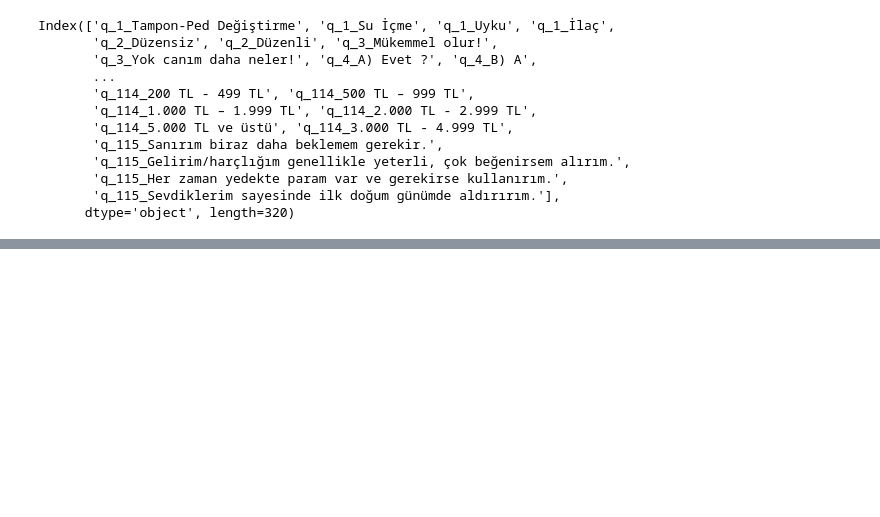
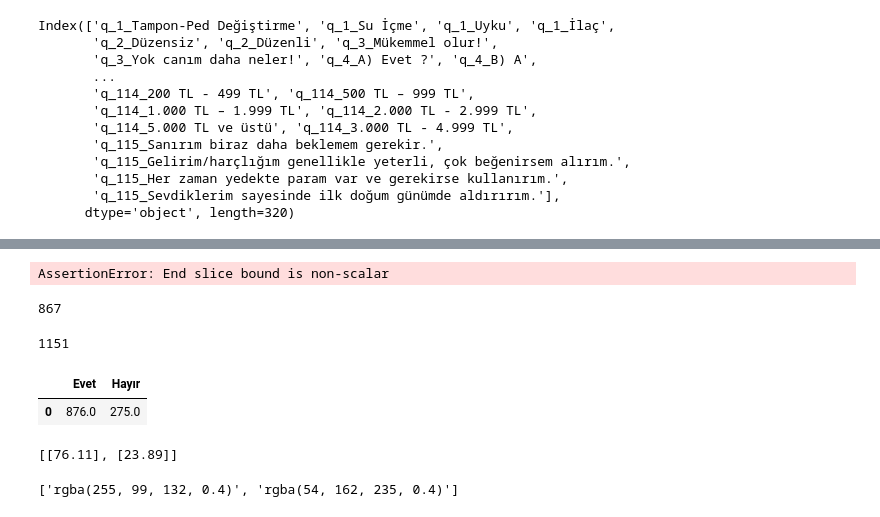
Before and after one commit to MustafaBozkurt84/anket-charts, a Jupyter notebook: Untitled.ipynb, the cells around one changed output, grey strips where cells are left out. Cells and saved outputs as stored; diff of their text form; code cells hidden in the pictures; blank space fills up the shorter version.

```diff
--- a/Untitled.ipynb
+++ b/Untitled.ipynb
@@ -108,0 +120,24 @@ df_question["title"][2]
+# %%
+question1="Sağlığın için bu çok önemli: Düzenli hareket ediyor musun tatlım?"
+question2="Spor yapmaya üşenip evde neler yapabilirim diyenlerden misin?"
+selected_question1 = df_question[df_question["title"] ==question1]["question_id"].tolist()[0]
+selected_question2 = df_question[df_question["title"] ==question2]["question_id"].tolist()[0]
+filter1=[i for i in df.columns[2:] if (int(i.split("_")[1])==selected_question1)]
+filter2=[i for i in df.columns[2:] if (int(i.split("_")[1])==selected_question2)]
+filter3=[i for i in df.columns[2:] if (int(i.split("_")[1])==selected_question1)]
+filter3.extend(filter2)
+df_filtered=df.loc[:,filter3]
+df_filtered1 = df.loc[:filter1]
+df_groupby1=df_filtered.groupby(filter1)[filter2].sum()
+df_groupb2=df_groupby1.reset_index()
+df_groupb2["index"]=df_groupb2.index
+for i in filter1:
+    for value in range(0,len(df_groupb2[i])):
+        if df_groupb2[i][value]==1.0:
+            df_groupb2["index"][value]=i
+
+
+df_groupby1.index=df_groupb2["index"]
+df_groupby1
+# %% [output]
+AssertionError: End slice bound is non-scalar
@@ -108,0 +150,38 @@ df_question["title"][2]
+# %%
+count_first_chart
+# %% [output]
+867
+# %%
+count_second_chart
+# %% [output]
+1151
+# %%
+my_cross_charts1={}
+my_cross_charts2={}
+count_first_chart=df_filtered[filter1].dropna().count()[0]
+count_second_chart=df_filtered[filter2].dropna().count()[0]
+df_filtered1=df_filtered[filter1].dropna()
+df_filtered2=df_filtered[filter2].dropna()
+for i in df_filtered1.columns:
+    df_filtered1[i] = df_filtered1[i].sum()
+df_filtered1=df_filtered1.reset_index(drop=True).iloc[0:1,:]
+for i in df_filtered2.columns:
+    df_filtered2[i] = df_filtered2[i].sum()
+df_filtered2=df_filtered2.reset_index(drop=True).iloc[0:1,:]
+df_filtered2.columns=[(i.split("_")[2]) for i in df_filtered2.columns]
+df_filtered1.columns=[(i.split("_")[2]) for i in df_filtered1.columns]
+my_cross_charts1["data1"]=[]
+for i in range(len(df_filtered1.columns)):
+       my_cross_charts1["data1"].append([round((i/count_first_chart)*100,2) for i in df_filtered1.iloc[:,i]]))
+my_cross_charts2["data2"]=[]
+for i in range(len(df_filtered2.columns)):
+       my_cross_charts2["data2"].append([round((i/count_second_chart)*100,2) for i in df_filtered2.iloc[:,i]])
+# %%
+df_filtered2
+# %% [output]
+|  | Evet | Hayır |
+| 0 | 876.0 | 275.0 |
+# %%
+my_cross_charts2["data2"]
+# %% [output]
+[[76.11], [23.89]]
@@ -108,0 +208,4 @@ df_question["title"][2]
+# %%
+selected_color_list
+# %% [output]
+['rgba(255, 99, 132, 0.4)', 'rgba(54, 162, 235, 0.4)']
```
Also changed, not shown: parts of 49 cells of this notebook, 3 other files.
